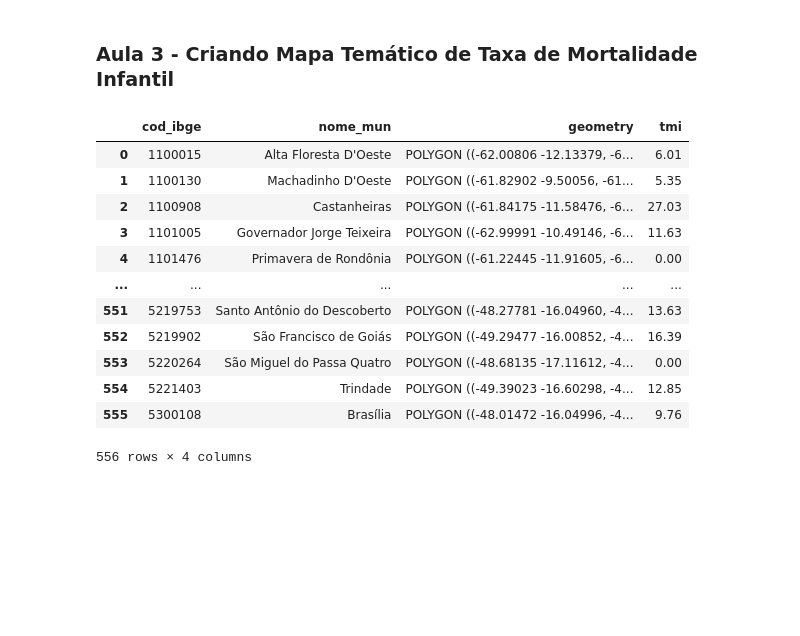
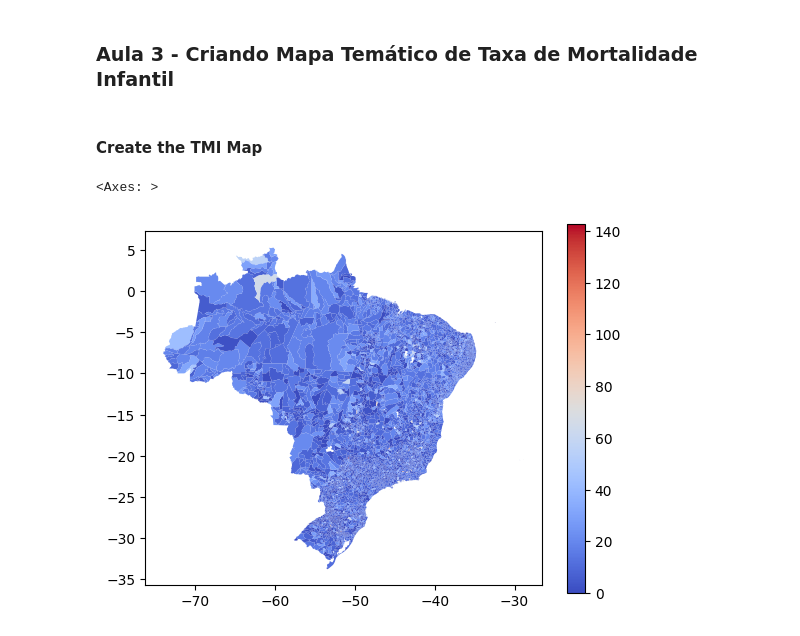
Before and after one commit to balaio-cientifico/analise_espacial, a Jupyter notebook: analise_espacial.ipynb, the cells around one changed output. Cells and saved outputs as stored; diff of their text form; code cells hidden in the pictures; blank space fills up the shorter version.

```diff
--- a/analise_espacial.ipynb
+++ b/analise_espacial.ipynb
@@ -37,30 +38,3 @@ br_mun.plot()
 [figure]
 # %% [markdown]
 ### Aula 3 - Criando Mapa Temático de Taxa de Mortalidade Infantil
-# %%
-
-def ibge_verification_code(cod6):
-    """
-    Calculates the verification digit of a 6-digit IBGE municipality code.
-
-    Args:
-    cod6 (str): 6-digit IBGE municipality code.
-
-    Returns:
-    str: 7-digit IBGE municipality code with the verification digit at the end.
-
-    Raises:
-    ValueError: If `cod6` is not a 6-digit string or if it is not possible to calculate the verification digit.
-    """
-    # Multiplies even digits by 2 and sums their digits
-    weighted_sum = sum(int(digit) if i % 2 != 0 else sum(int(x) for x in str(int(digit) * 2)) for i, digit in enumerate(cod6))
-
-    # Sums odd digits
-    odd_sum = sum(int(digit) if i % 2 == 0 else 0 for i, digit in enumerate(cod6))
-
-    # Calculates the verification digit as the smallest number that, when added to the sum
-    # of the digits with weight 2 and the odd digits, results in a multiple of 10.
-    verification_digit = (10 - ((weighted_sum + odd_sum) % 10)) % 10
-
-    # Returns the municipality code plus the verification digit at the end
-    return f"{cod6}{verification_digit}"
@@ -71,12 +83,8 @@ br_mun = gpd.read_file("malhas_digitais\BR_Municipios_2022.shp")
 # Import TMI Dataset
 tmi_br = pd.read_csv('https://raw.githubusercontent.com/balaio-cientifico/dataset/main/tmi_2020.csv',
                      encoding='ANSI', sep=';')
-# %%
-# Change the cod_ibge type to merge
-tmi_br['cod_ibge'] = tmi_br['cod_ibge'].astype(str)
-
-# Apply the function to create the 7 digit in IBGE code
-tmi_br['cod_ibge7'] = tmi_br['cod_ibge'].apply(ibge_verification_code)
+# %%
+tmi_br['cod_ibge7'] = tmi_br['cod_ibge'].astype(str).apply(ibge_verification_code)
 # %%
 # Merges two dataframes, br_mun and tmi_br, on the columns 'CD_MUN' and 'cod_ibge7', respectively, and returns a new dataframe called tmi_map.
 tmi_map = br_mun.merge(tmi_br, left_on='CD_MUN', right_on='cod_ibge7')
@@ -90,19 +98,11 @@ tmi_map.rename({
     "CD_MUN":"cod_ibge",
     "NM_MUN":"nome_mun"
 }, axis=1, inplace=True)
-# %%
-tmi_map
-# %% [output]
-|  | cod_ibge | nome_mun | geometry | tmi |
-| 0 | 1100015 | Alta Floresta D'Oeste | POLYGON ((-62.00806 -12.13379, -6... | 6.01 |
-| 1 | 1100130 | Machadinho D'Oeste | POLYGON ((-61.82902 -9.50056, -61... | 5.35 |
-| 2 | 1100908 | Castanheiras | POLYGON ((-61.84175 -11.58476, -6... | 27.03 |
-| 3 | 1101005 | Governador Jorge Teixeira | POLYGON ((-62.99991 -10.49146, -6... | 11.63 |
-| 4 | 1101476 | Primavera de Rondônia | POLYGON ((-61.22445 -11.91605, -6... | 0.00 |
-| ... | ... | ... | ... | ... |
-| 551 | 5219753 | Santo Antônio do Descoberto | POLYGON ((-48.27781 -16.04960, -4... | 13.63 |
-| 552 | 5219902 | São Francisco de Goiás | POLYGON ((-49.29477 -16.00852, -4... | 16.39 |
-| 553 | 5220264 | São Miguel do Passa Quatro | POLYGON ((-48.68135 -17.11612, -4... | 0.00 |
-| 554 | 5221403 | Trindade | POLYGON ((-49.39023 -16.60298, -4... | 12.85 |
-| 555 | 5300108 | Brasília | POLYGON ((-48.01472 -16.04996, -4... | 9.76 |
-556 rows × 4 columns
+# %% [markdown]
+#### Create the TMI Map
+# %%
+# Cria o mapa
+tmi_map.plot(column='tmi', cmap='coolwarm', legend=True)
+# %% [output]
+<Axes: >
+[figure, added]
```
Also changed, not shown: parts of 3 cells of this notebook.
